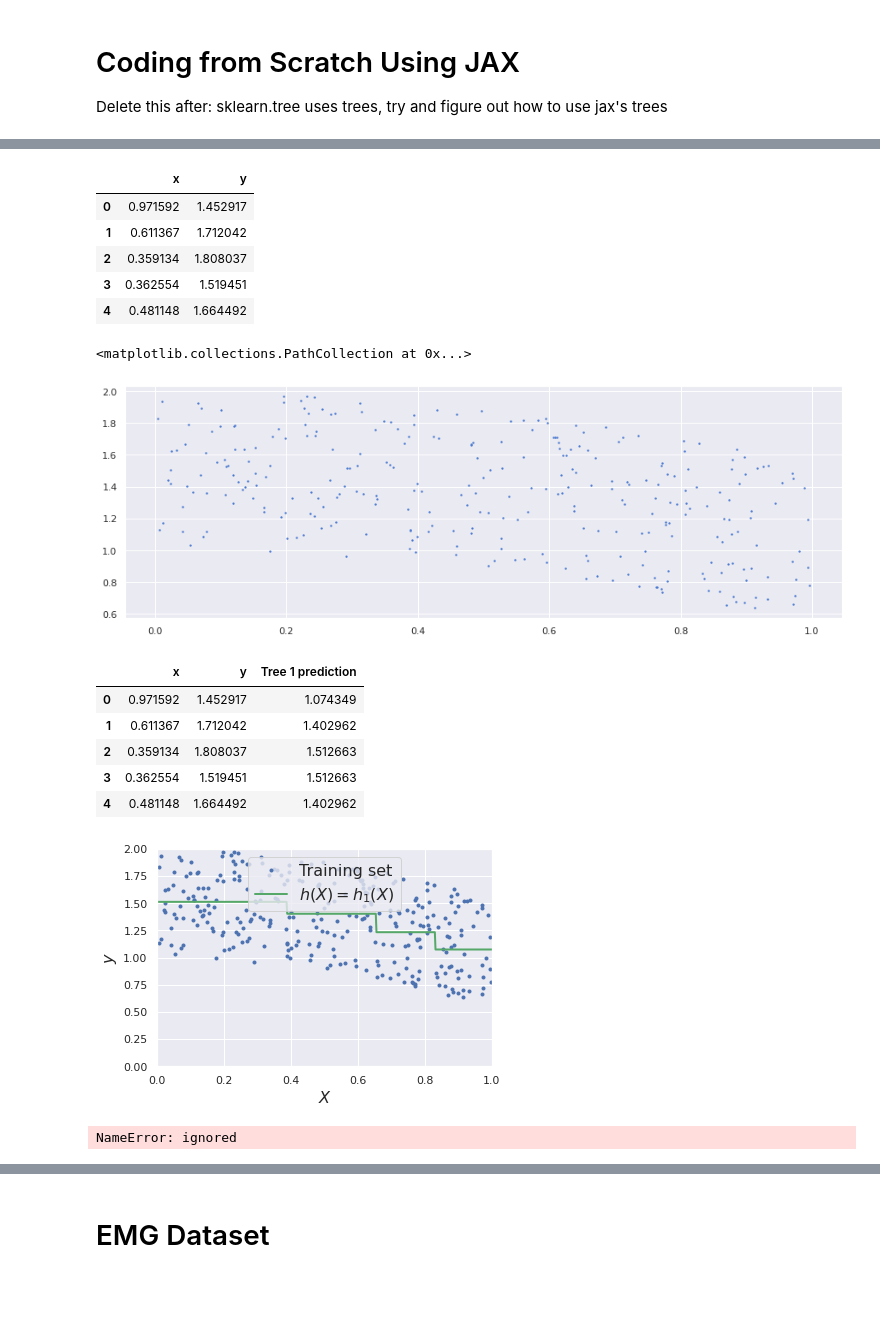
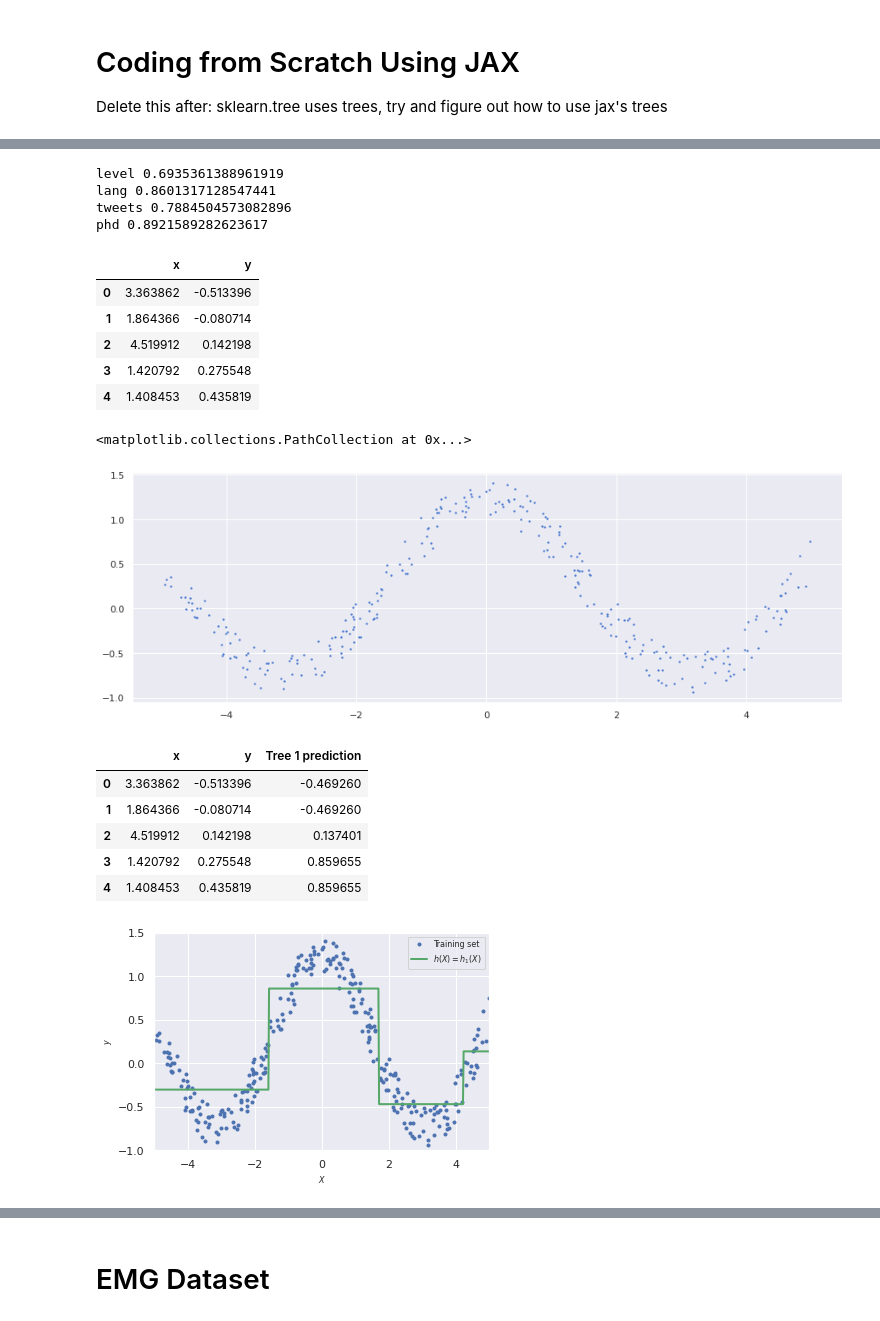
Before and after one commit to MichaelHalaj/Data-Science-CS301, a Jupyter notebook: Assignment3_CS301.ipynb, the cells around one changed output, grey strips where cells are left out. Saved outputs shown, nothing was run; the diff lists cells and outputs as text; code cells hidden in the pictures; blank space fills up the shorter version.

```diff
--- a/Assignment3_CS301.ipynb
+++ b/Assignment3_CS301.ipynb
@@ -48,25 +68,29 @@ sns.set_palette(sns.color_palette("muted"))
 i = 300
 M_iter = 3
 #eps =
-#eps = np.random.uniform(0, 0.5, i)
-eps = np.random.rand(i)
-#x = np.random.uniform(-5, 5, i)
-x = np.random.rand(i, 1)
-y = np.cos(x[:,0]) + eps
+eps = np.random.uniform(0, 0.5, i)
+#eps = np.random.rand(i)
+x = np.random.uniform(-5, 5, i)
+#x = np.random.rand(i, 1)
+y = np.cos(x) + eps
 #print(y)
-data = pd.DataFrame(data=np.stack([x[:,0], y], axis=1), columns=["x", "y"])
+data = pd.DataFrame(data=np.stack([x, y], axis=1), columns=["x", "y"])
 data.head()
 
 
 #sns.scatterplot(x="X", y="y", data=data)
 #plt.show()
 # %% [output]
+level 0.6935361388961919
+lang 0.8601317128547441
+tweets 0.7884504573082896
+phd 0.8921589282623617
 |  | x | y |
-| 0 | 0.971592 | 1.452917 |
-| 1 | 0.611367 | 1.712042 |
-| 2 | 0.359134 | 1.808037 |
-| 3 | 0.362554 | 1.519451 |
-| 4 | 0.481148 | 1.664492 |
+| 0 | 3.363862 | -0.513396 |
+| 1 | 1.864366 | -0.080714 |
+| 2 | 4.519912 | 0.142198 |
+| 3 | 1.420792 | 0.275548 |
+| 4 | 1.408453 | 0.435819 |
 # %%
 fig, ax = plt.subplots()
 fig.set_figwidth(15)
@@ -75,7 +99,7 @@ fig.set_figheight(5)
 ax.scatter(x,y, s=2)
 # %% [output]
 <matplotlib.collections.PathCollection at 0x...>
-[figure, old version]
+[figure, new version]
 # %%
 from sklearn.ensemble import GradientBoostingRegressor
 from sklearn.tree import DecisionTreeRegressor
@@ -83,16 +107,20 @@ from sklearn.model_selection import train_test_split
 from sklearn.metrics import mean_squared_error
 
 tree_1 = DecisionTreeRegressor(max_depth=2)
+#np.reshape(x, -1)
+arr = np.array(x)
+x = arr.reshape(i, 1)
+
 tree_1.fit(x, y)
 data["Tree 1 prediction"] = tree_1.predict(x)
 data.head()
 # %% [output]
 |  | x | y | Tree 1 prediction |
-| 0 | 0.971592 | 1.452917 | 1.074349 |
-| 1 | 0.611367 | 1.712042 | 1.402962 |
-| 2 | 0.359134 | 1.808037 | 1.512663 |
-| 3 | 0.362554 | 1.519451 | 1.512663 |
-| 4 | 0.481148 | 1.664492 | 1.402962 |
+| 0 | 3.363862 | -0.513396 | -0.469260 |
+| 1 | 1.864366 | -0.080714 | -0.469260 |
+| 2 | 4.519912 | 0.142198 | 0.137401 |
+| 3 | 1.420792 | 0.275548 | 0.859655 |
+| 4 | 1.408453 | 0.435819 | 0.859655 |
 # %%
 def plot_predictions(regressors, X, y, axes, label=None, style="r-", data_style="b.", data_label=None):
     x1 = np.linspace(axes[0], axes[1], 500)
@@ -100,18 +128,14 @@ def plot_predictions(regressors, X, y, axes, label=None, style="r-", data_style=
     plt.plot(X[:, 0], y, data_style, label=data_label)
     plt.plot(x1, y_pred, style, linewidth=2, label=label)
     if label or data_label:
-        plt.legend(loc="upper center", fontsize=16)
+        plt.legend(loc="upper right", fontsize=8)
     plt.axis(axes)
-    plt.ylabel("$y$", fontsize=16)
-    plt.xlabel("$X$", fontsize=16)
+    plt.ylabel("$y$", fontsize=8)
+    plt.xlabel("$X$", fontsize=8)
 # %%
 plot_predictions(
-    [tree_1], x, y, axes=[0, 1, 0, 2], label="$h(X)=h_1(X)$", style="g-", data_label="Training set"
+    [tree_1], x, y, axes=[-5, 5, -1, 1.5], label="$h(X)=h_1(X)$", style="g-", data_label="Training set"
 )
 plt.show()
 # %% [output]
-[figure, old version]
+[figure, new version]
-# %%
-build_tree_id3()
-# %% [output]
-NameError: ignored
```
Also changed, not shown: parts of 19 cells of this notebook.
